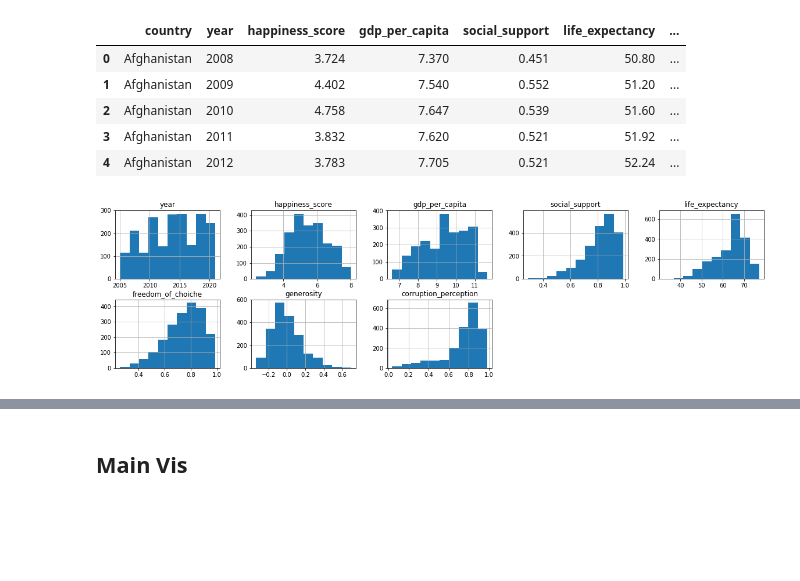
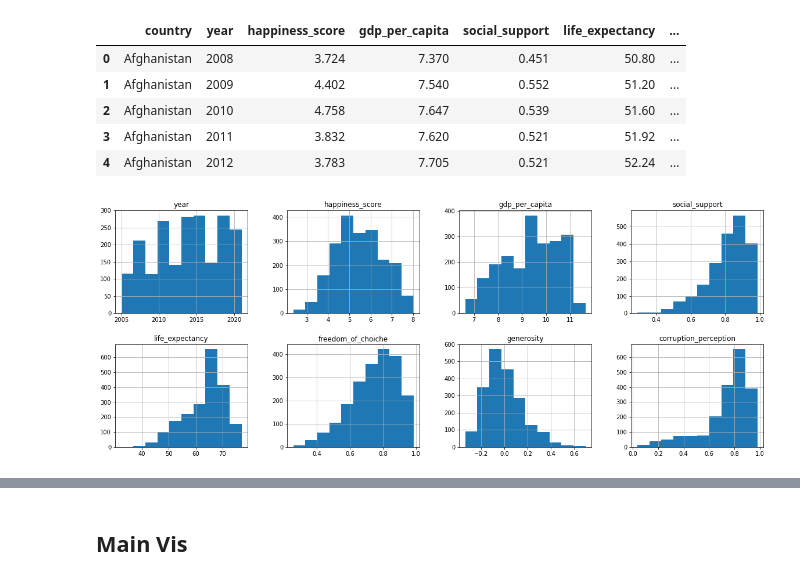
Before and after one commit to GDevigili/happiness_data_vis, a Jupyter notebook: main.ipynb, the cells around one changed output, grey strips where cells are left out. Saved outputs shown, nothing was run; the diff lists cells and outputs as text; code cells hidden in the pictures; blank space fills up the shorter version.

```diff
--- a/main.ipynb
+++ b/main.ipynb
@@ -11,8 +11,8 @@ import matplotlib.pyplot as plt
 import plotly
 import plotly.express as px
 
-df = pd.read_csv('world-happiness-report.csv')
-df2021 = pd.read_csv('world-happiness-report-2021.csv')
+df = pd.read_csv('data/world-happiness-report.csv')
+df2021 = pd.read_csv('data/world-happiness-report-2021.csv')
 # %% [markdown]
 ### Data Preparation
 # %%
@@ -49,7 +56,7 @@ df.head()
 | 3 | Afghanistan | 2011 | 3.832 | 7.620 | 0.521 | 51.92 | ... |
 | 4 | Afghanistan | 2012 | 3.783 | 7.705 | 0.521 | 52.24 | ... |
 # %%
-df.hist(figsize=(20, 5), layout=(2, 5));
+df.hist(figsize=(20, 7.5), layout=(2, 4));
 # %% [output]
-[figure, old version]
+[figure, new version]
 # %%
```
Also changed, not shown: parts of 2 cells of this notebook, 2 other files.
